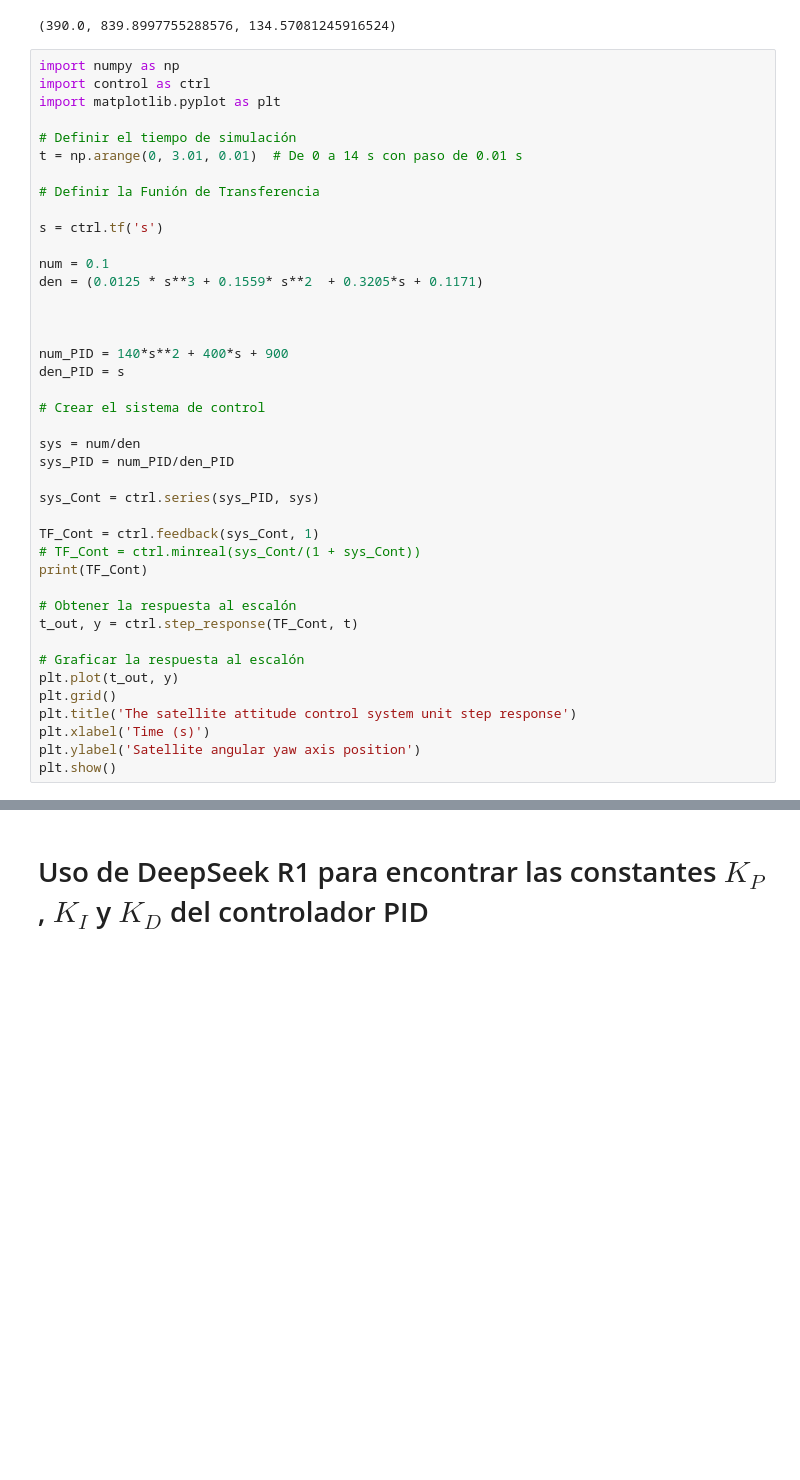
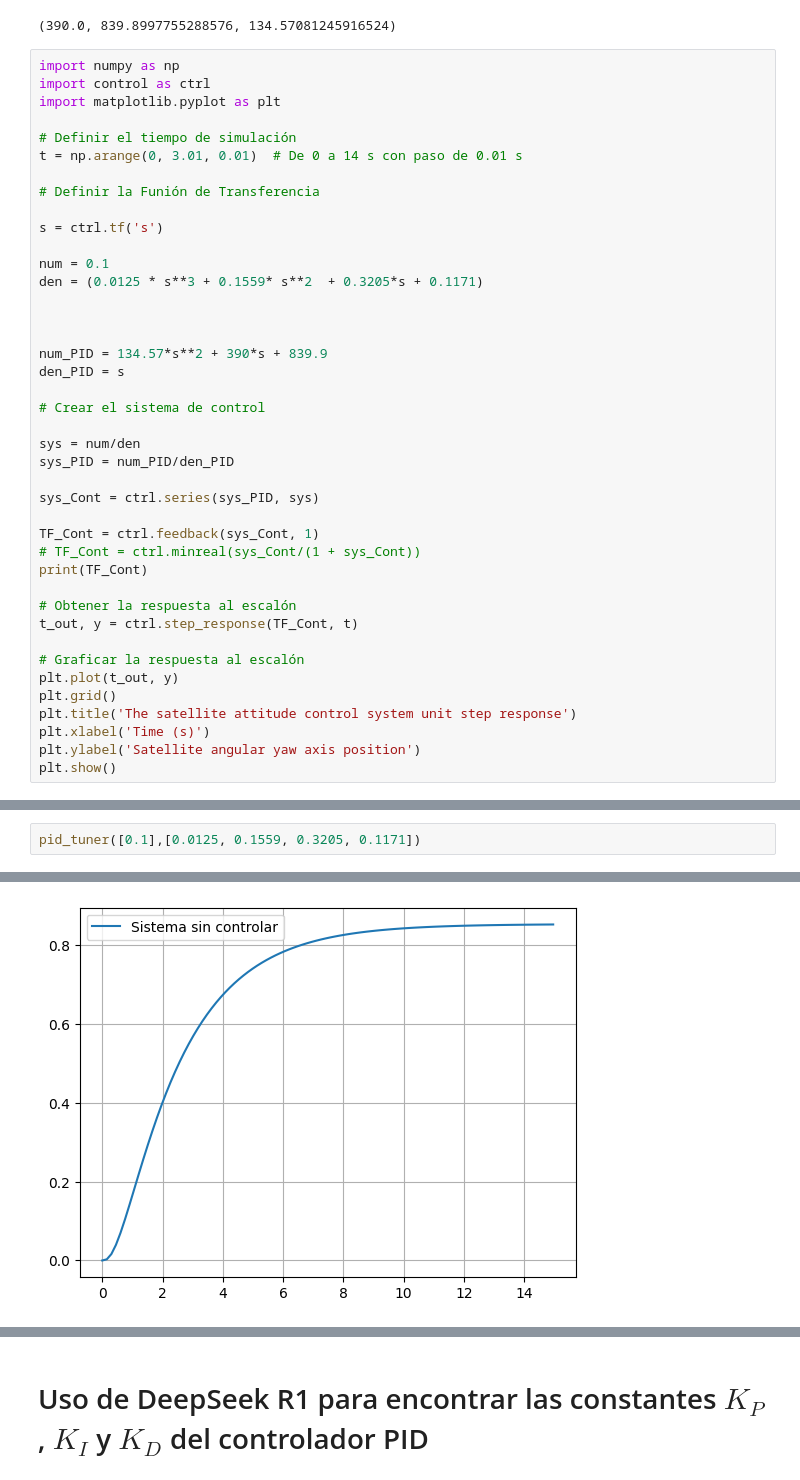
Before and after one commit to FacuBelisario/Tesis-MSE, a Jupyter notebook: SistemasDeControl/SistemaDeControlPID.ipynb, the cells around one changed output, grey strips where cells are left out. Drawn from its saved outputs; the diff is of its cells as text; blank space fills up the shorter version.

```diff
--- a/SistemasDeControl/SistemaDeControlPID.ipynb
+++ b/SistemasDeControl/SistemaDeControlPID.ipynb
@@ -378,7 +378,7 @@ den = (0.0125 * s**3 + 0.1559* s**2  + 0.3205*s + 0.1171)
 
 
 
-num_PID = 140*s**2 + 400*s + 900
+num_PID = 134.57*s**2 + 390*s + 839.9
 den_PID = s
 
 # Crear el sistema de control
@@ -414,0 +472,3 @@ Outputs (1): ['y[0]']
+# %%
+pid_tuner([0.1],[0.0125, 0.1559, 0.3205, 0.1171])
+# %% [output]
@@ -414,0 +476 @@ Outputs (1): ['y[0]']
+[figure, added]
```
Also changed, not shown: parts of 5 cells of this notebook.
